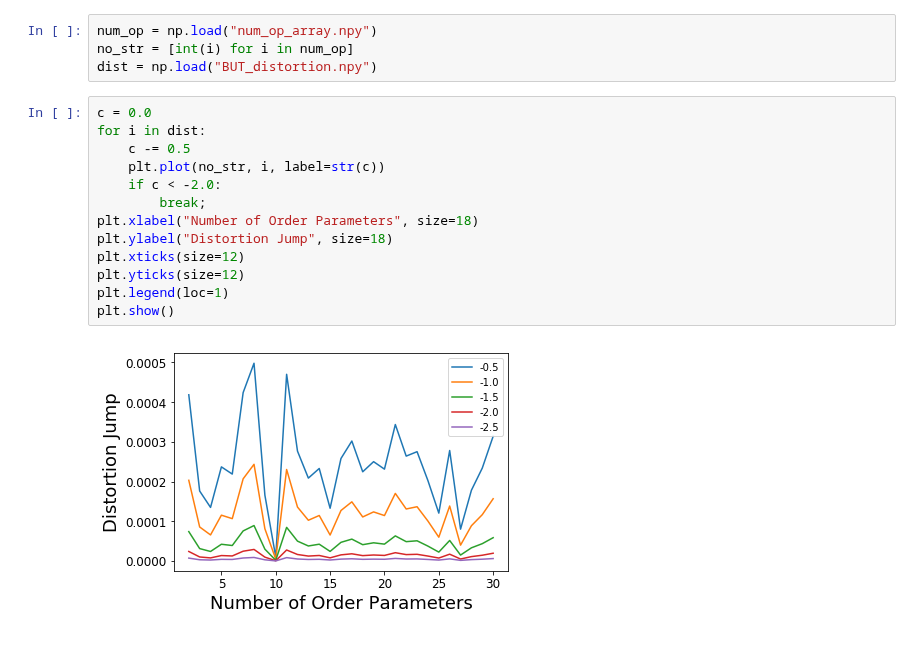
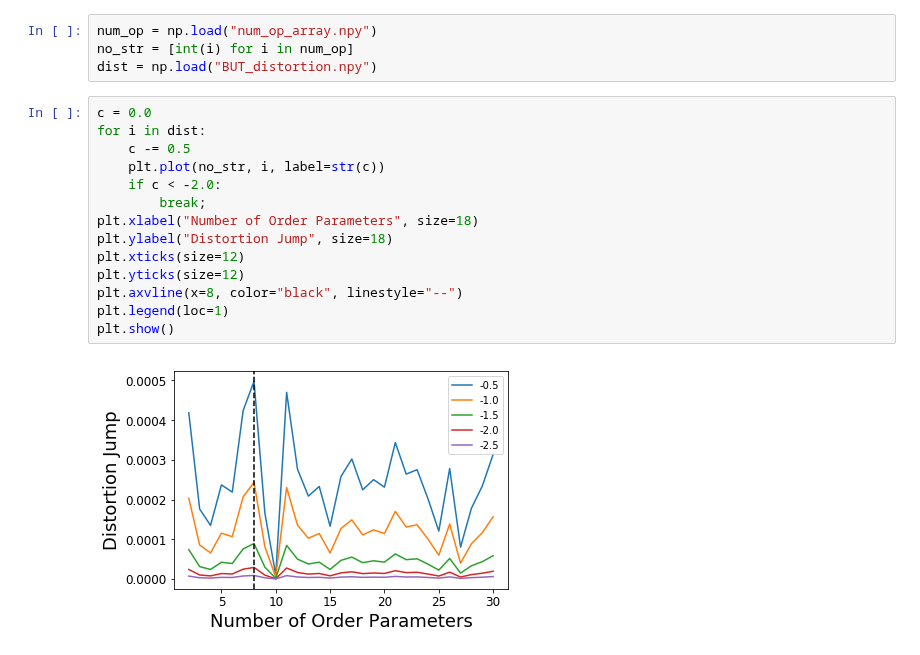
Before and after one commit to tiwarylab/amino, a Jupyter notebook: data/BUT/plot.ipynb, the cells around one changed output. Cells and saved outputs as stored; diff of their text form.

```diff
--- a/data/BUT/plot.ipynb
+++ b/data/BUT/plot.ipynb
@@ -8,15 +8,16 @@ dist = np.load("BUT_distortion.npy")
 # %%
 c = 0.0
 for i in dist:
     c -= 0.5
     plt.plot(no_str, i, label=str(c))
     if c < -2.0:
         break;
 plt.xlabel("Number of Order Parameters", size=18)
 plt.ylabel("Distortion Jump", size=18)
 plt.xticks(size=12)
 plt.yticks(size=12)
+plt.axvline(x=8, color="black", linestyle="--")
 plt.legend(loc=1)
 plt.show()
 # %% [output]
-[figure, old version]
+[figure, new version]
```
Also changed, not shown: 8 other files.
